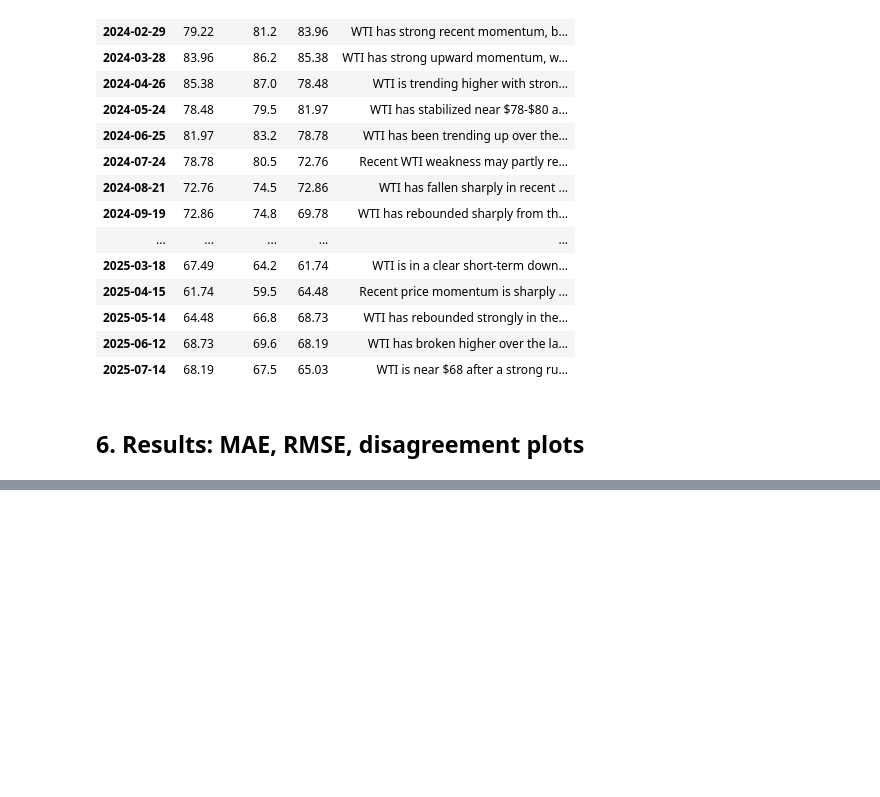
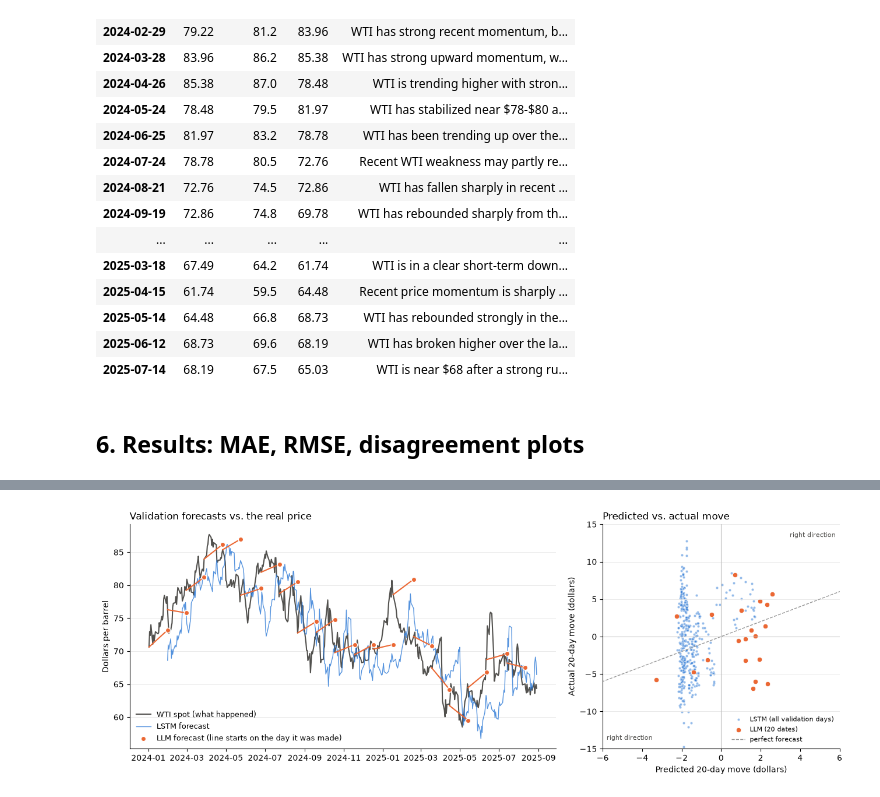
Before and after one commit to stephanhatem/wti-forecast, a Jupyter notebook: notebooks/demo.ipynb, the cells around one changed output, grey strips where cells are left out. Drawn from its saved outputs; the diff is of its cells as text; code cells hidden in the pictures; blank space fills up the shorter version.

```diff
--- a/notebooks/demo.ipynb
+++ b/notebooks/demo.ipynb
@@ -307,0 +324,44 @@ llm.assign(today=daily["wti"], actual=daily["wti_target"])[["today", "forecast",
+# %%
+# Left: each forecast drawn from the day it was made to the day it was aiming at.
+# Right: the move each model predicted against the move that actually happened.
+val = daily[daily["usable"] & (daily["split"] == "val")]
+lstm_val = lstm.reindex(val.index)
+GRAY, BLUE, ORANGE = "#52514e", "#2a78d6", "#eb6834"
+
+fig, (ax, ax2) = plt.subplots(1, 2, figsize=(13, 4.8), gridspec_kw={"width_ratios": [1.8, 1]})
+
+actual = daily.loc[val.index.min():val["target_date"].max(), "wti"]
+ax.plot(actual.index, actual, lw=1.5, color=GRAY, label="WTI spot (what happened)")
+ax.plot(val["target_date"], lstm_val, lw=1, color=BLUE, alpha=0.8, label="LSTM forecast")
+for date, f in llm["forecast"].items():
+    ax.plot([date, daily.at[date, "target_date"]], [daily.at[date, "wti"], f], lw=1.5, color=ORANGE)
+ax.scatter(llm.index.map(daily["target_date"]), llm["forecast"], s=36, color=ORANGE,
+           edgecolor="white", linewidth=1, zorder=3, label="LLM forecast (line starts on the day it was made)")
+ax.set_ylabel("Dollars per barrel")
+ax.set_title("Validation forecasts vs. the real price", loc="left")
+ax.legend(loc="lower left", frameon=False, fontsize=9)
+
+for name, f, color, size, alpha in [("LSTM (all validation days)", lstm_val, BLUE, 10, 0.5),
+                                    ("LLM (20 dates)", llm["forecast"], ORANGE, 36, 1.0)]:
+    rows = val.loc[f.dropna().index]
+    ax2.scatter(f.loc[rows.index] - rows["wti"], rows["wti_target"] - rows["wti"], s=size, color=color,
+                alpha=alpha, edgecolor="white", linewidth=0.5, label=name)
+ax2.axhline(0, color="0.75", lw=0.8)
+ax2.axvline(0, color="0.75", lw=0.8)
+ax2.plot([-15, 15], [-15, 15], ls="--", lw=1, color="0.6", label="perfect forecast")
+ax2.set(xlim=(-6, 6), ylim=(-15, 15), xlabel="Predicted 20-day move (dollars)", ylabel="Actual 20-day move (dollars)")
+for x, y in [(5.8, 14), (-5.8, -14)]:
+    ax2.text(x, y, "right direction", ha="right" if x > 0 else "left", va="top" if y > 0 else "bottom",
+             fontsize=8, color=GRAY)
+ax2.set_title("Predicted vs. actual move", loc="left")
+ax2.legend(loc="lower right", frameon=False, fontsize=8)
+
+for a in (ax, ax2):
+    a.grid(axis="y", color="0.9", lw=0.6)
+    a.spines[["top", "right"]].set_visible(False)
+
+plt.tight_layout()
+fig.savefig(ROOT / "results" / "figures" / "val_forecasts.png", dpi=150)
+plt.show()
+# %% [output]
+[figure, added]
```
Also changed, not shown: parts of 7 cells of this notebook, 2 other files.
